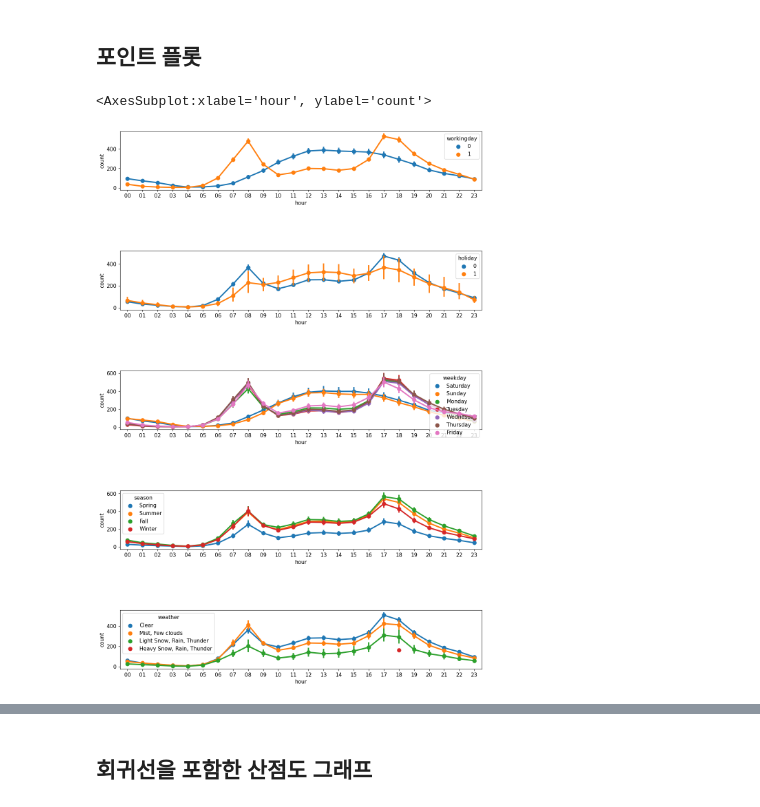
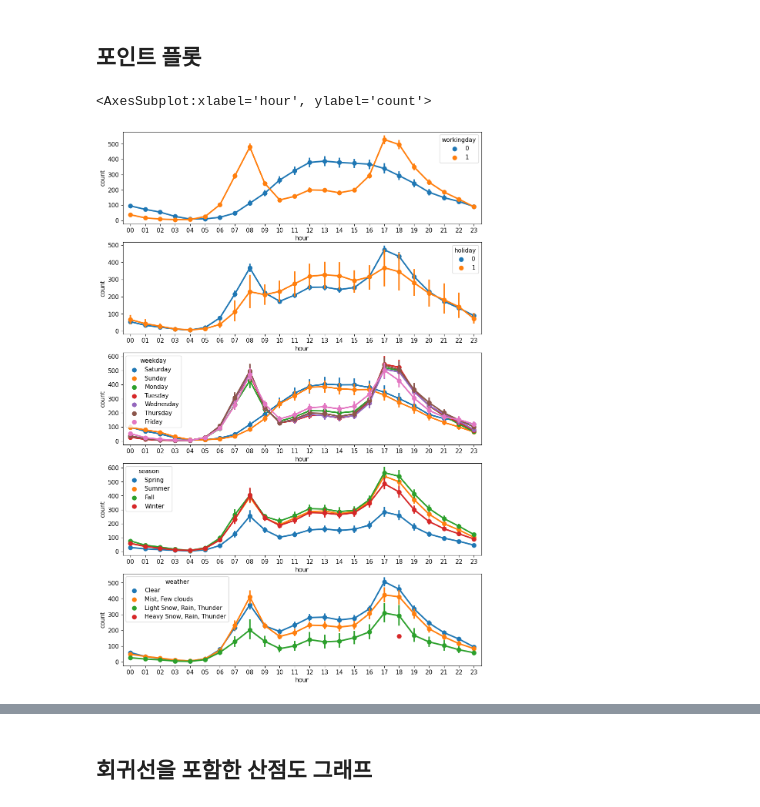
Before and after one commit to justin-kim3000/DL_Kaggle, a Jupyter notebook: Kaggle/ML/bike_sharing_demand/ML_bike_Preprocessing.ipynb, the cells around one changed output, grey strips where cells are left out. Cells and saved outputs as stored; diff of their text form; code cells hidden in the pictures.

```diff
--- a/Kaggle/ML/bike_sharing_demand/ML_bike_Preprocessing.ipynb
+++ b/Kaggle/ML/bike_sharing_demand/ML_bike_Preprocessing.ipynb
@@ -289,18 +289,17 @@ axes[0,1].tick_params('x', labelrotation=10)
 # %%
 # 스텝 1 : m행 n열 Figure 준비
 mpl.rc('font', size=11)
 figure, axes = plt.subplots(nrows=5)
-plt.tight_layout()
 
 figure.set_size_inches(12,18)
 
 # 스텝 2 : 서브플롯 할당
 # 근무일,공휴일, 요일, 계절, 날씨에따른 시간대별 평균 대여 수량 포인트플롯
 sns.pointplot(x='hour', y='count', data=train, hue='workingday', ax=axes[0])
 sns.pointplot(x='hour', y='count', data=train, hue='holiday', ax=axes[1])
 sns.pointplot(x='hour', y='count', data=train, hue='weekday', ax=axes[2])
 sns.pointplot(x='hour', y='count', data=train, hue='season', ax=axes[3])
 sns.pointplot(x='hour', y='count', data=train, hue='weather', ax=axes[4])
 # %% [output]
 <AxesSubplot:xlabel='hour', ylabel='count'>
-[figure, old version]
+[figure, new version]
```
Also changed, not shown: parts of 2 cells of this notebook.
